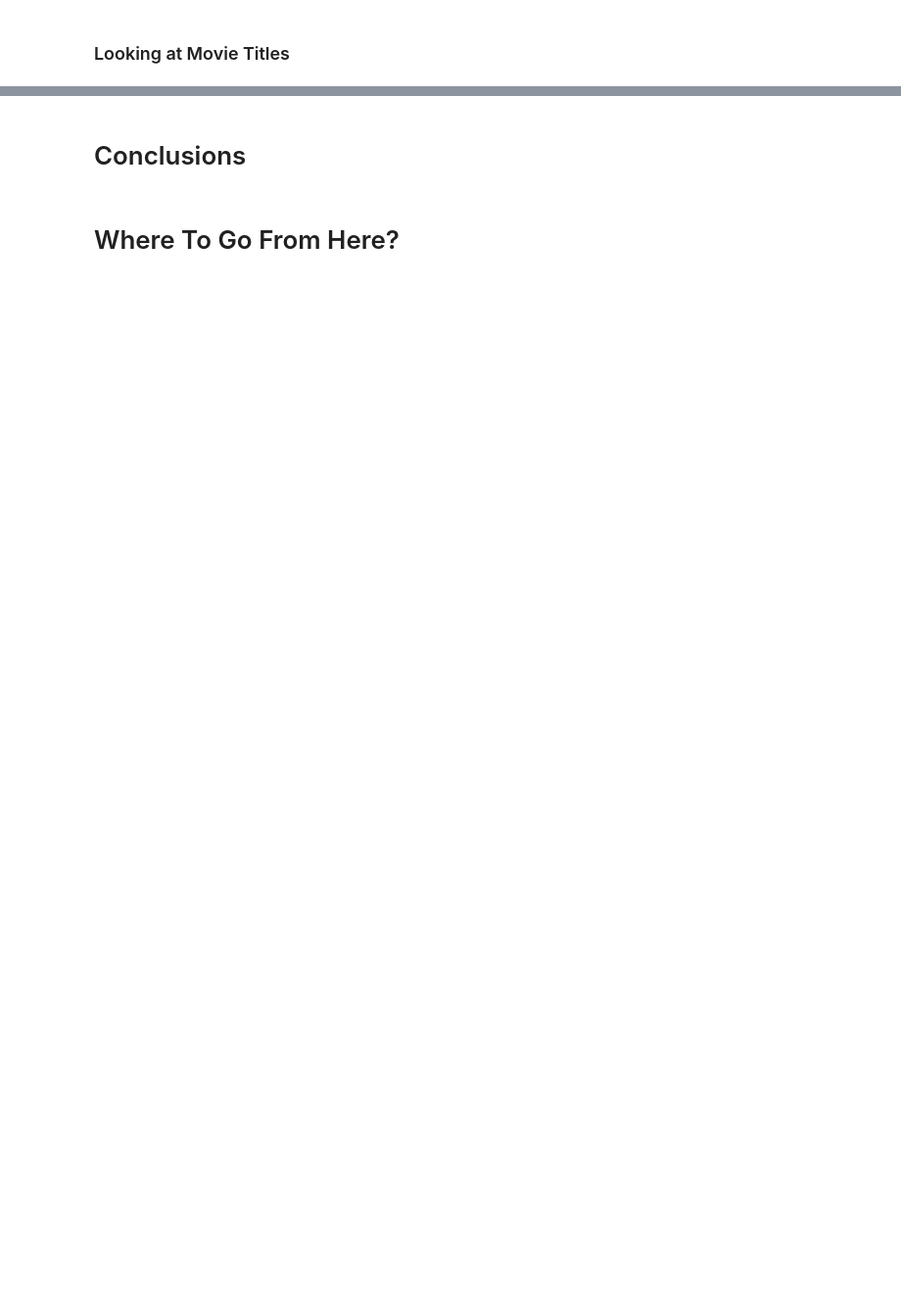
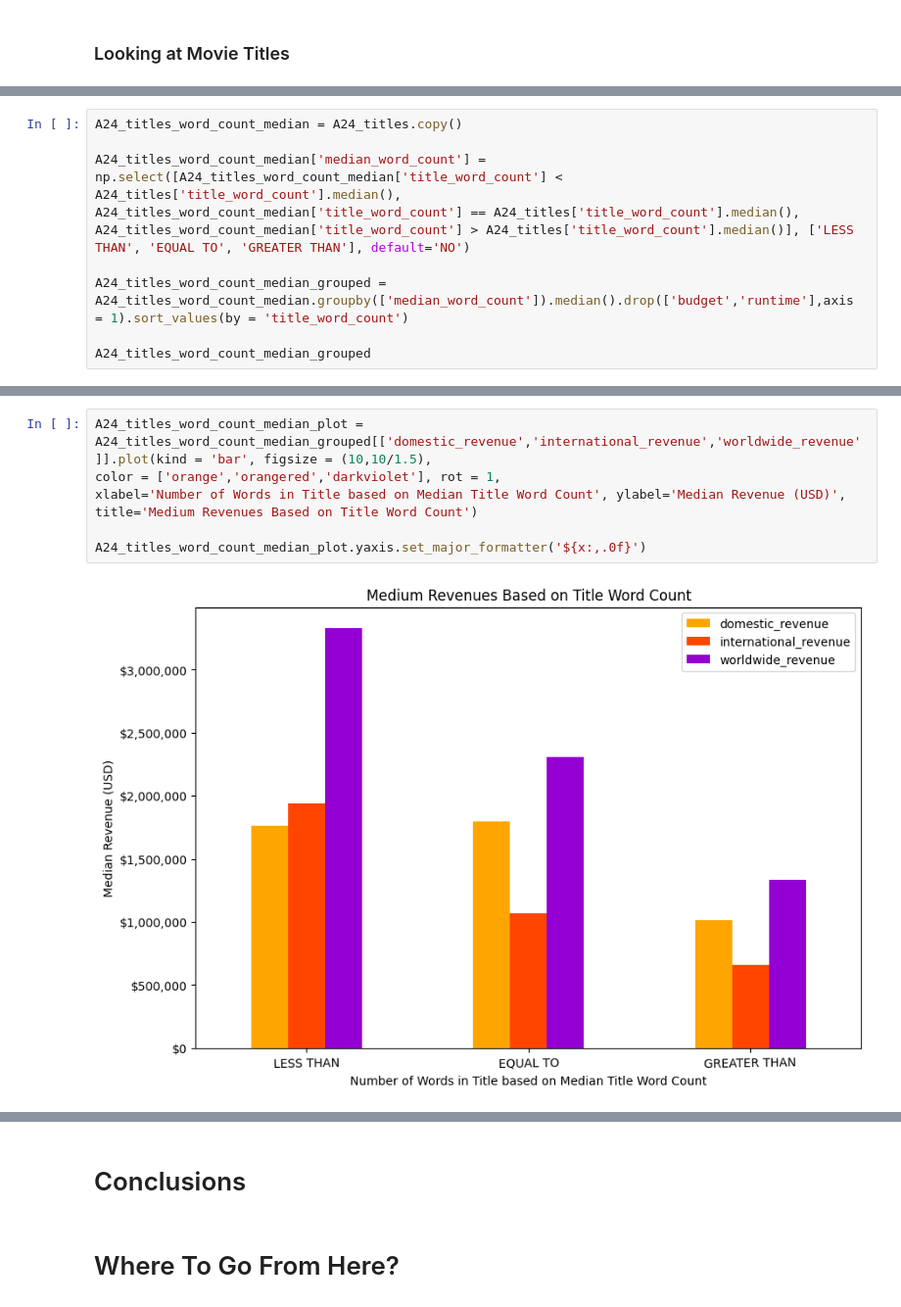
Before and after one commit to AlexPMorton/A24-Movies-EDA, a Jupyter notebook: A24_EDA.ipynb, the cells around one changed output, grey strips where cells are left out. Shown at 98% size. Cells and saved outputs as stored; diff of their text form; blank space fills up the shorter version.

```diff
--- a/A24_EDA.ipynb
+++ b/A24_EDA.ipynb
@@ -307,0 +350,9 @@ A24.plot(x = 'title', y = 'runtime', rot = 45, kind = 'scatter', figsize = (15,1
+# %%
+A24_titles_word_count_median = A24_titles.copy()
+
+A24_titles_word_count_median['median_word_count'] = np.select([A24_titles_word_count_median['title_word_count'] < A24_titles['title_word_count'].median(),
+A24_titles_word_count_median['title_word_count'] == A24_titles['title_word_count'].median(), A24_titles_word_count_median['title_word_count'] > A24_titles['title_word_count'].median()], ['LESS THAN', 'EQUAL TO', 'GREATER THAN'], default='NO')
+
+A24_titles_word_count_median_grouped = A24_titles_word_count_median.groupby(['median_word_count']).median().drop(['budget','runtime'],axis = 1).sort_values(by = 'title_word_count')
+
+A24_titles_word_count_median_grouped
@@ -307,0 +365,9 @@ A24.plot(x = 'title', y = 'runtime', rot = 45, kind = 'scatter', figsize = (15,1
+# %%
+A24_titles_word_count_median_plot = A24_titles_word_count_median_grouped[['domestic_revenue','international_revenue','worldwide_revenue']].plot(kind = 'bar', figsize = (10,10/1.5),
+color = ['orange','orangered','darkviolet'], rot = 1,
+xlabel='Number of Words in Title based on Median Title Word Count', ylabel='Median Revenue (USD)',
+title='Medium Revenues Based on Title Word Count')
+
+A24_titles_word_count_median_plot.yaxis.set_major_formatter('${x:,.0f}')
+# %% [output]
+[figure, added]
```
Also changed, not shown: parts of 42 cells of this notebook, 2 other files.
